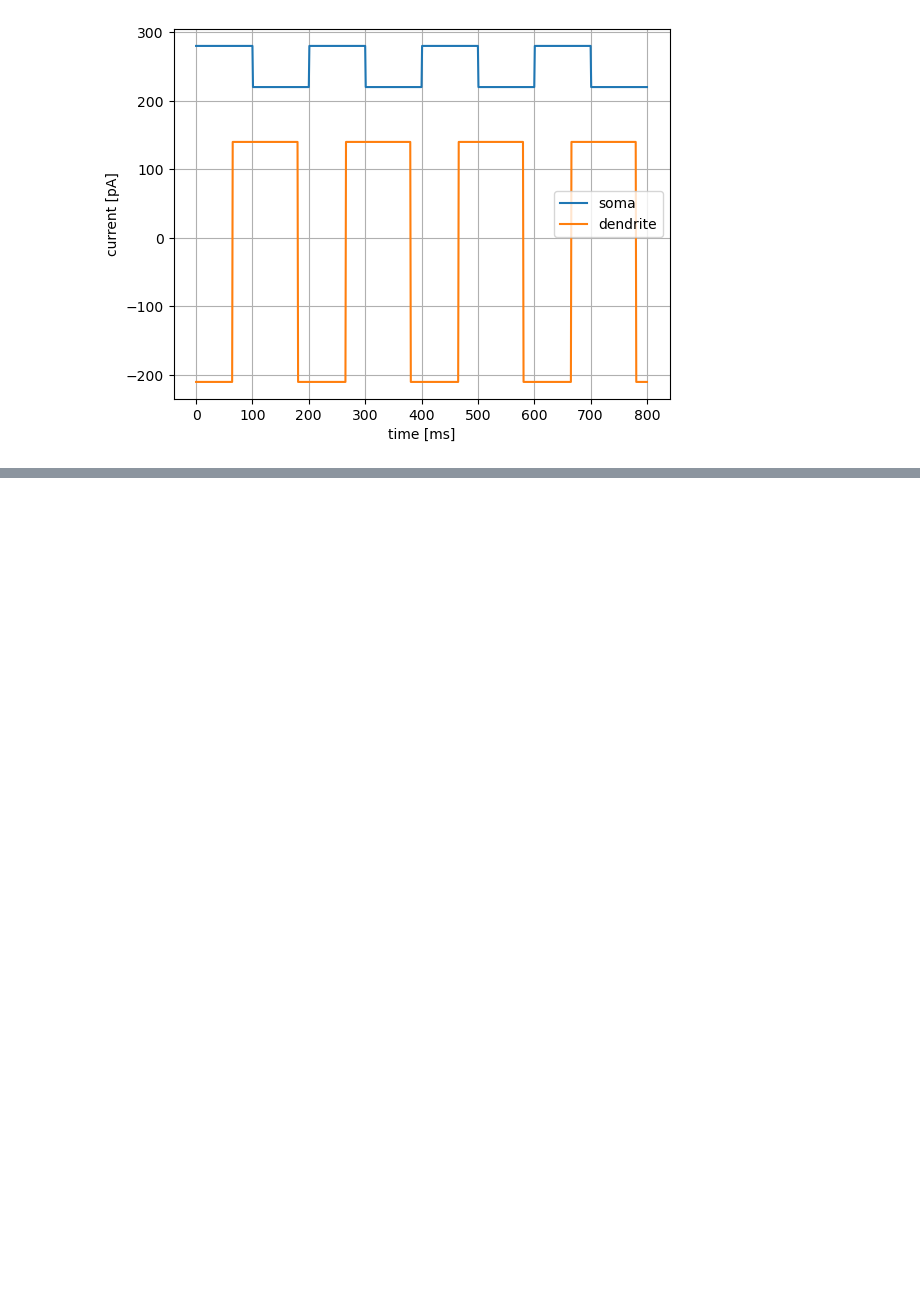
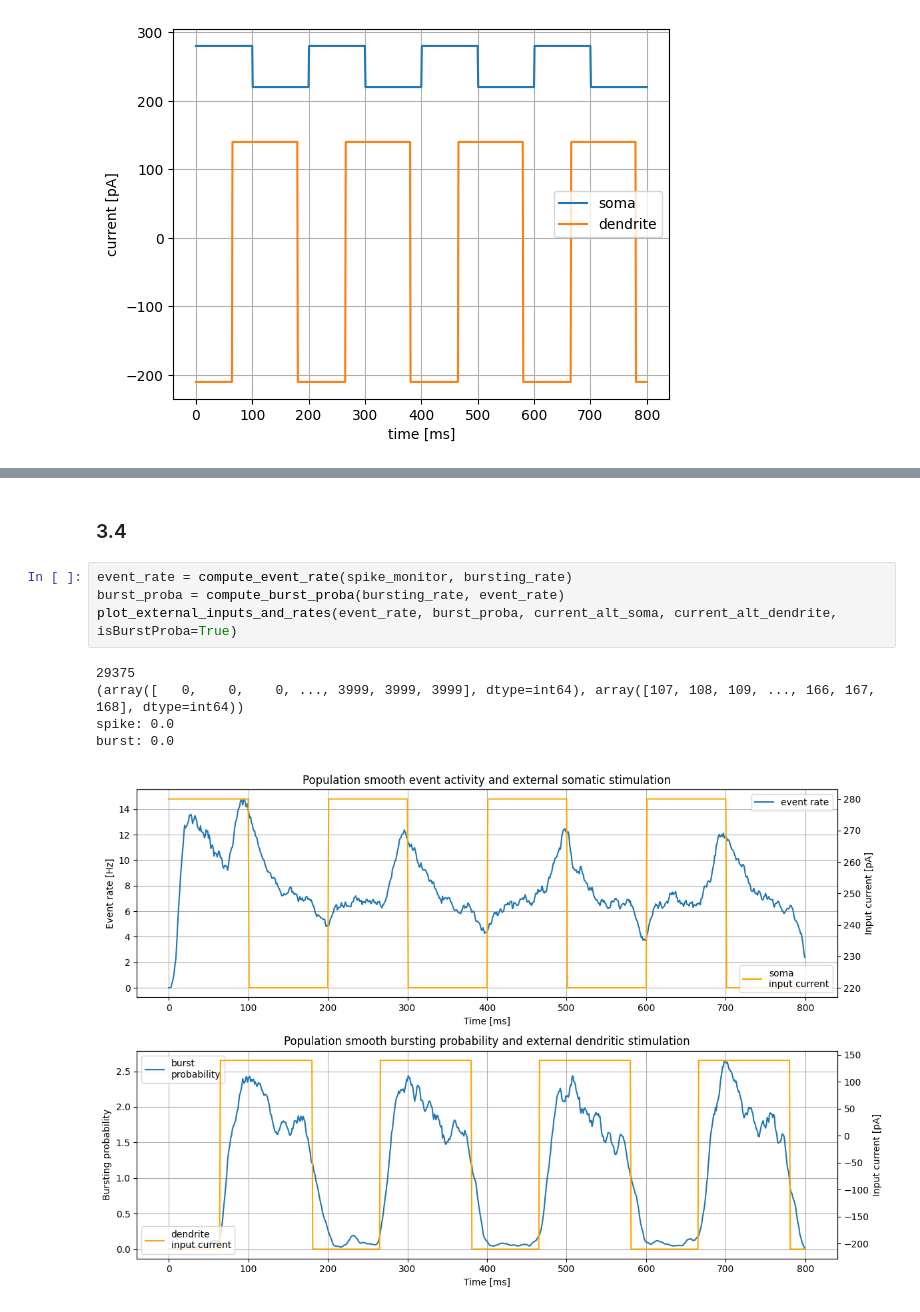
Before and after one commit to lniederhauser/neuronal_dynamics_miniproject, a Jupyter notebook: main.ipynb, the cells around one changed output, grey strips where cells are left out. Cells and saved outputs as stored; diff of their text form; blank space fills up the shorter version.

```diff
--- a/main.ipynb
+++ b/main.ipynb
@@ -434,0 +438,12 @@ plt.show()
+# %% [markdown]
+### 3.4
+# %%
+event_rate = compute_event_rate(spike_monitor, bursting_rate)
+burst_proba = compute_burst_proba(bursting_rate, event_rate)
+plot_external_inputs_and_rates(event_rate, burst_proba, current_alt_soma, current_alt_dendrite, isBurstProba=True)
+# %% [output]
+29375
+(array([   0,    0,    0, ..., 3999, 3999, 3999], dtype=int64), array([107, 108, 109, ..., 166, 167, 168], dtype=int64))
+spike: 0.0
+burst: 0.0
+[figure, added]
```
Also changed, not shown: parts of 6 cells of this notebook, 1 other file.
